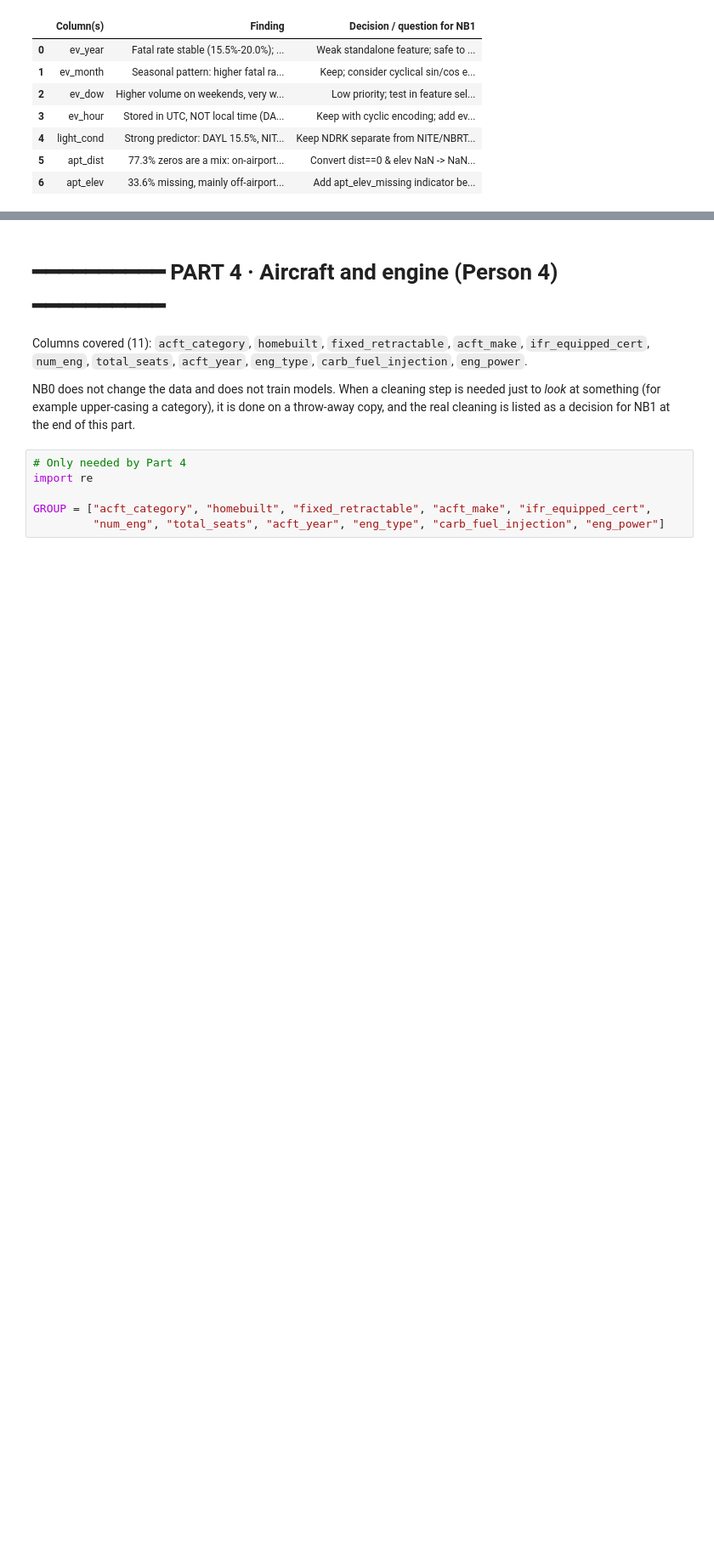
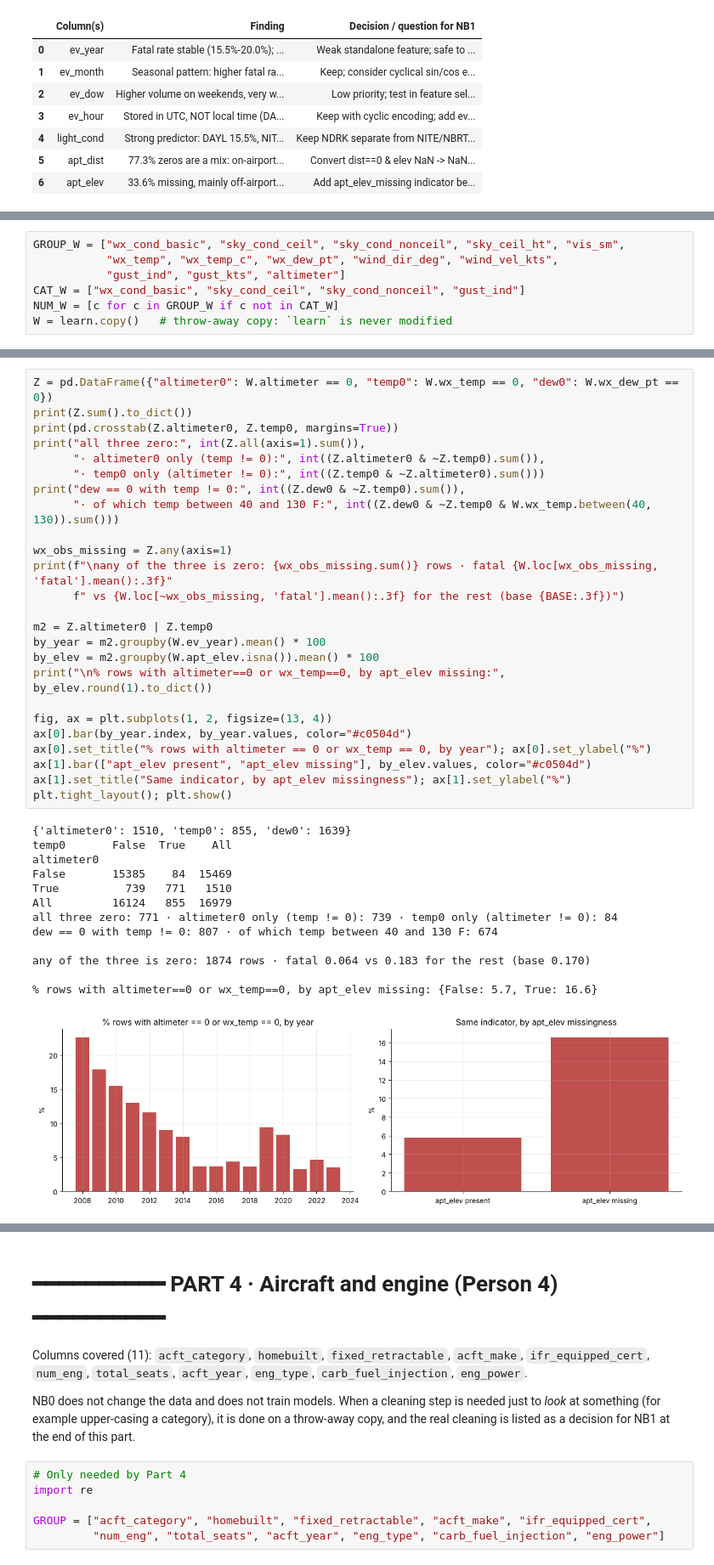
Before and after one commit to JoaoUmbels/MLBROSS, a Jupyter notebook: ML20_NB0_EDA.ipynb, the cells around one changed output, grey strips where cells are left out. Shown at 85% size. Cells and saved outputs as stored; diff of their text form; blank space fills up the shorter version.

```diff
--- a/ML20_NB0_EDA.ipynb
+++ b/ML20_NB0_EDA.ipynb
@@ -343,0 +352,7 @@ findings_p2
+# %%
+GROUP_W = ["wx_cond_basic", "sky_cond_ceil", "sky_cond_nonceil", "sky_ceil_ht", "vis_sm",
+           "wx_temp", "wx_temp_c", "wx_dew_pt", "wind_dir_deg", "wind_vel_kts",
+           "gust_ind", "gust_kts", "altimeter"]
+CAT_W = ["wx_cond_basic", "sky_cond_ceil", "sky_cond_nonceil", "gust_ind"]
+NUM_W = [c for c in GROUP_W if c not in CAT_W]
+W = learn.copy()   # throw-away copy: `learn` is never modified
@@ -343,0 +526,39 @@ findings_p2
+# %%
+Z = pd.DataFrame({"altimeter0": W.altimeter == 0, "temp0": W.wx_temp == 0, "dew0": W.wx_dew_pt == 0})
+print(Z.sum().to_dict())
+print(pd.crosstab(Z.altimeter0, Z.temp0, margins=True))
+print("all three zero:", int(Z.all(axis=1).sum()),
+      "· altimeter0 only (temp != 0):", int((Z.altimeter0 & ~Z.temp0).sum()),
+      "· temp0 only (altimeter != 0):", int((Z.temp0 & ~Z.altimeter0).sum()))
+print("dew == 0 with temp != 0:", int((Z.dew0 & ~Z.temp0).sum()),
+      "· of which temp between 40 and 130 F:", int((Z.dew0 & ~Z.temp0 & W.wx_temp.between(40, 130)).sum()))
+
+wx_obs_missing = Z.any(axis=1)
+print(f"\nany of the three is zero: {wx_obs_missing.sum()} rows · fatal {W.loc[wx_obs_missing, 'fatal'].mean():.3f}"
+      f" vs {W.loc[~wx_obs_missing, 'fatal'].mean():.3f} for the rest (base {BASE:.3f})")
+
+m2 = Z.altimeter0 | Z.temp0
+by_year = m2.groupby(W.ev_year).mean() * 100
+by_elev = m2.groupby(W.apt_elev.isna()).mean() * 100
+print("\n% rows with altimeter==0 or wx_temp==0, by apt_elev missing:", by_elev.round(1).to_dict())
+
+fig, ax = plt.subplots(1, 2, figsize=(13, 4))
+ax[0].bar(by_year.index, by_year.values, color="#c0504d")
+ax[0].set_title("% rows with altimeter == 0 or wx_temp == 0, by year"); ax[0].set_ylabel("%")
+ax[1].bar(["apt_elev present", "apt_elev missing"], by_elev.values, color="#c0504d")
+ax[1].set_title("Same indicator, by apt_elev missingness"); ax[1].set_ylabel("%")
+plt.tight_layout(); plt.show()
+# %% [output]
+{'altimeter0': 1510, 'temp0': 855, 'dew0': 1639}
+temp0       False  True    All
+altimeter0
+False       15385    84  15469
+True          739   771   1510
+All         16124   855  16979
+all three zero: 771 · altimeter0 only (temp != 0): 739 · temp0 only (altimeter != 0): 84
+dew == 0 with temp != 0: 807 · of which temp between 40 and 130 F: 674
+
+any of the three is zero: 1874 rows · fatal 0.064 vs 0.183 for the rest (base 0.170)
+
+% rows with altimeter==0 or wx_temp==0, by apt_elev missing: {False: 5.7, True: 16.6}
+[figure, added]
```
Also changed, not shown: parts of 50 cells of this notebook.
